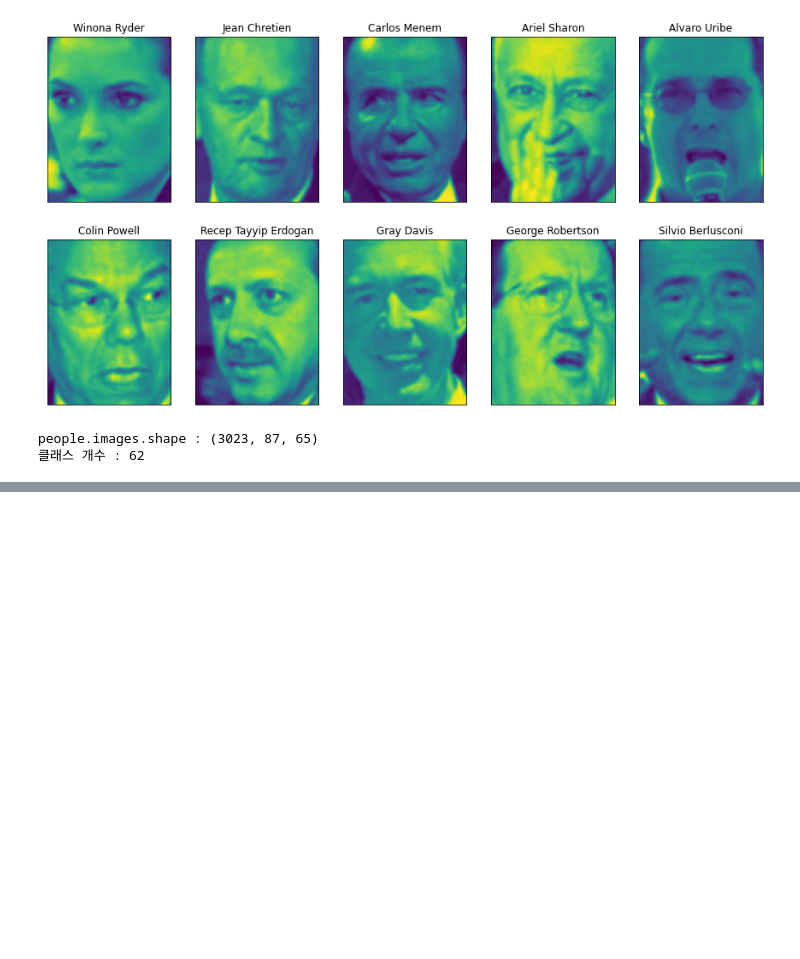
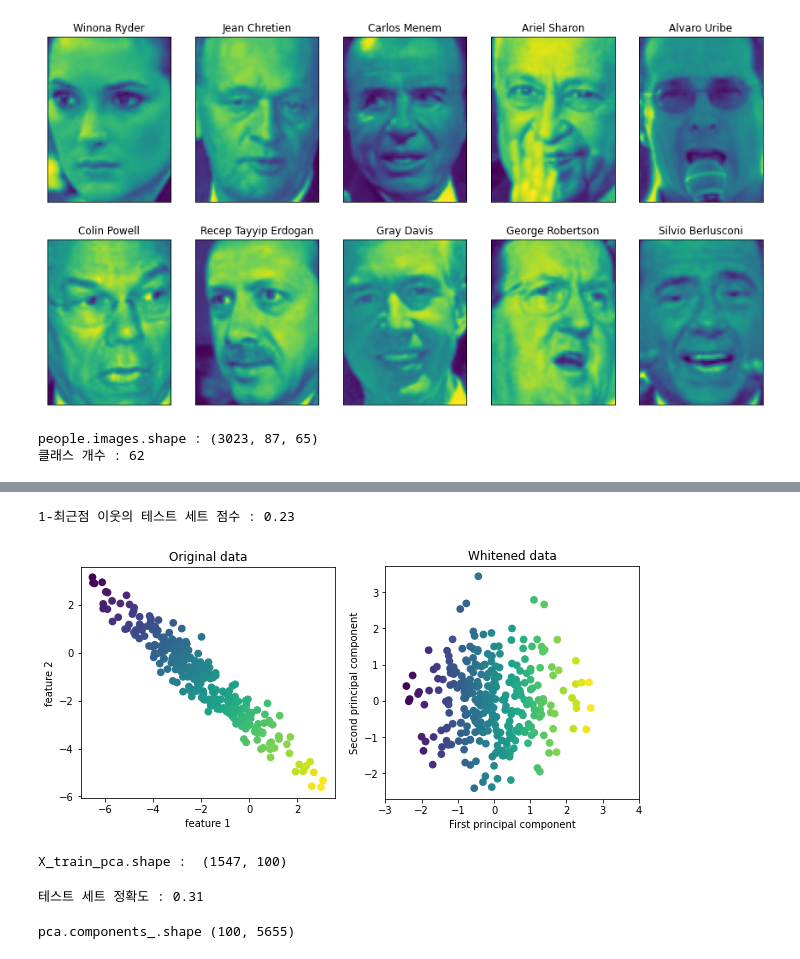
Before and after one commit to brandnewmin/brandnewm, a Jupyter notebook: 3장비지도학습과데이터전처리.ipynb, the cells around one changed output, grey strips where cells are left out. Drawn from its saved outputs; the diff is of its cells as text; code cells hidden in the pictures; blank space fills up the shorter version.

```diff
--- a/3장비지도학습과데이터전처리.ipynb
+++ b/3장비지도학습과데이터전처리.ipynb
@@ -557,0 +570,32 @@ AttributeError: ignored
+# %%
+from sklearn.neighbors import KNeighborsClassifier
+X_train, X_test, y_train, y_test = train_test_split(
+    X_people, y_people, stratify = y_people, random_state = 0)
+
+knn = KNeighborsClassifier(n_neighbors = 1)
+knn.fit(X_train, y_train)
+print("1-최근점 이웃의 테스트 세트 점수 : {:.2f}".format(knn.score(X_test, y_test)))
+# %% [output]
+1-최근점 이웃의 테스트 세트 점수 : 0.23
+# %%
+mglearn.plots.plot_pca_whitening()
+# %% [output]
+[figure, added]
+# %%
+pca = PCA(n_components=100, whiten=True, random_state=0).fit(X_train)
+X_train_pca = pca.transform(X_train)
+X_test_pca = pca.transform(X_test)
+
+print("X_train_pca.shape : ", X_train_pca.shape)
+# %% [output]
+X_train_pca.shape :  (1547, 100)
+# %%
+knn = KNeighborsClassifier(n_neighbors=1)
+knn.fit(X_train_pca, y_train)
+print("테스트 세트 정확도 : {:.2f}".format(knn.score(X_test_pca, y_test)))
+# %% [output]
+테스트 세트 정확도 : 0.31
+# %%
+print("pca.components_.shape", pca.components_.shape)
+# %% [output]
+pca.components_.shape (100, 5655)
```
Also changed, not shown: parts of 10 cells of this notebook.
